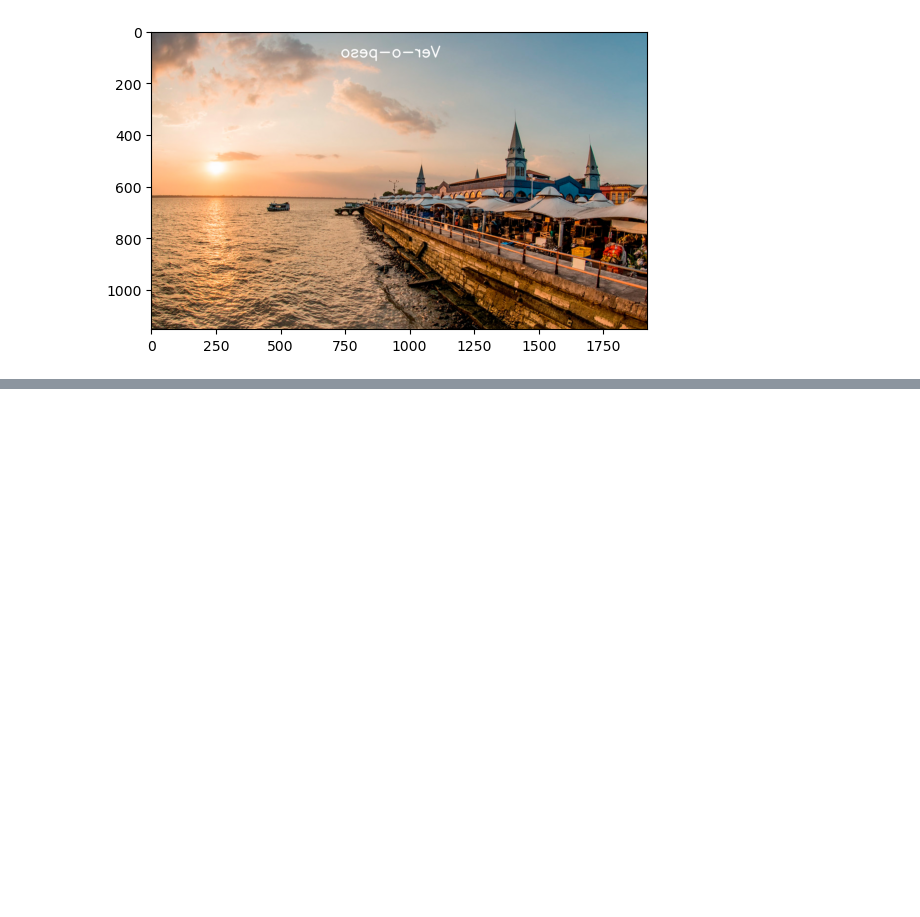
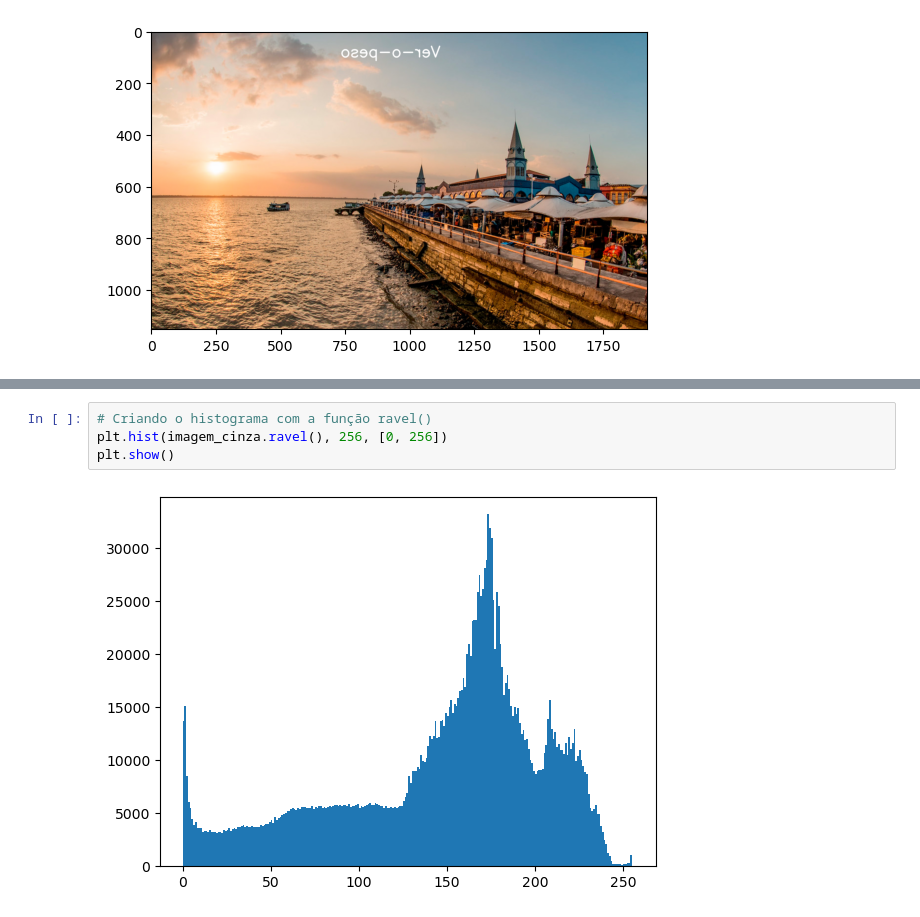
Before and after one commit to ramoneirao/visao-computacional, a Jupyter notebook: notebooks/image processing/processamento.ipynb, the cells around one changed output, grey strips where cells are left out. Drawn from its saved outputs; the diff is of its cells as text; blank space fills up the shorter version.

```diff
--- a/notebooks/image processing/processamento.ipynb
+++ b/notebooks/image processing/processamento.ipynb
@@ -193,0 +210,6 @@ plt.show()
+# %%
+# Criando o histograma com a função ravel()
+plt.hist(imagem_cinza.ravel(), 256, [0, 256])
+plt.show()
+# %% [output]
+[figure, added]
```
Also changed, not shown: parts of 9 cells of this notebook.
